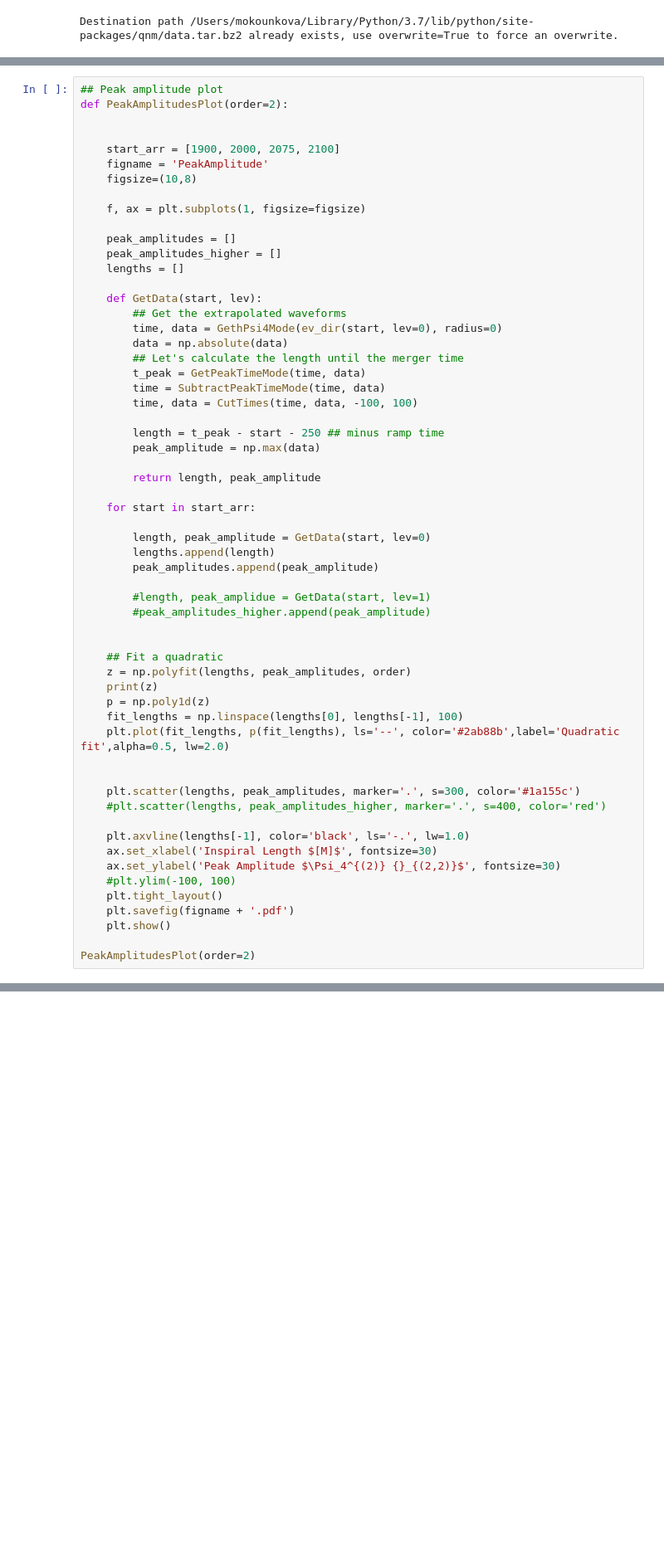
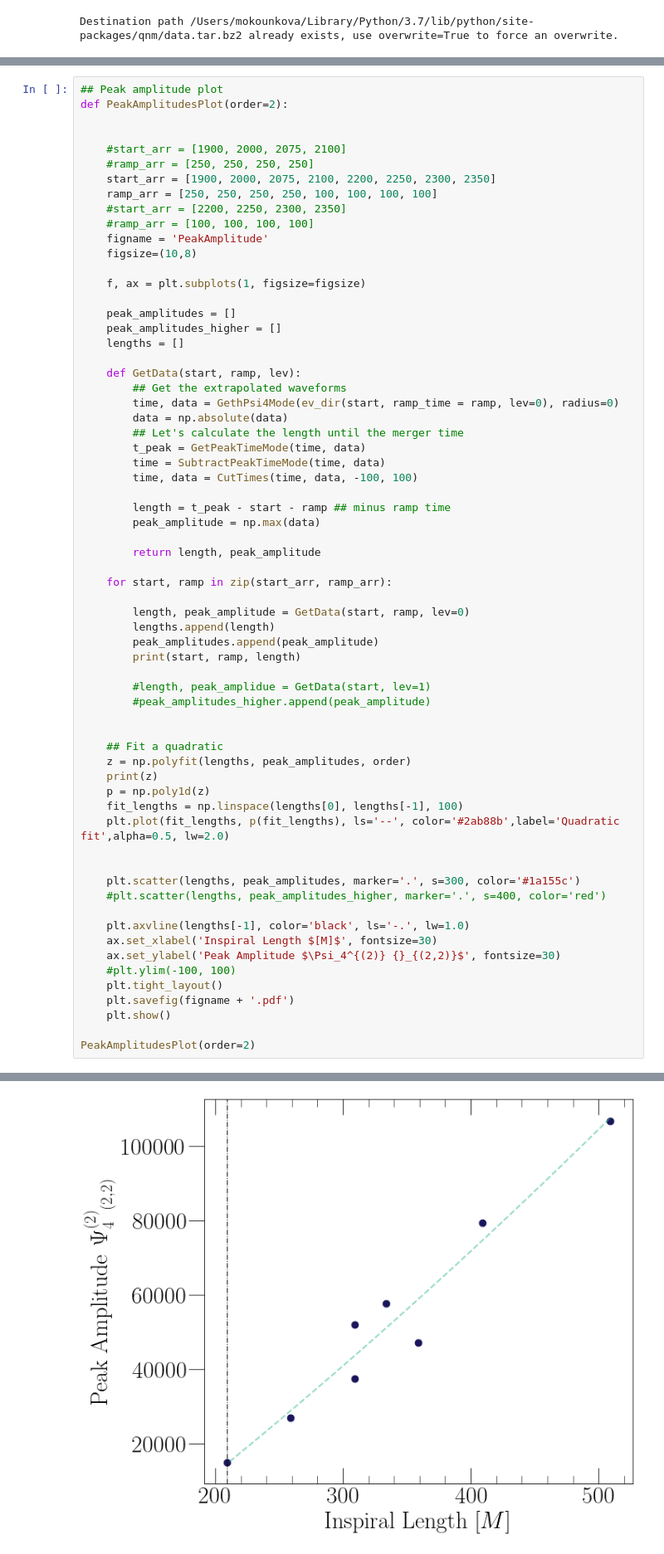
Before and after one commit to mariaokounkova/EDGB, a Jupyter notebook: GW150914/EDGB_GW.ipynb, the cells around one changed output, grey strips where cells are left out. Shown at 83% size. Saved outputs shown, nothing was run; the diff lists cells and outputs as text; blank space fills up the shorter version.

```diff
--- a/GW150914/EDGB_GW.ipynb
+++ b/GW150914/EDGB_GW.ipynb
@@ -429,7 +445,12 @@ LIGOBucketPlot()
 def PeakAmplitudesPlot(order=2):
 
 
-    start_arr = [1900, 2000, 2075, 2100]
+    #start_arr = [1900, 2000, 2075, 2100]
+    #ramp_arr = [250, 250, 250, 250]
+    start_arr = [1900, 2000, 2075, 2100, 2200, 2250, 2300, 2350]
+    ramp_arr = [250, 250, 250, 250, 100, 100, 100, 100]
+    #start_arr = [2200, 2250, 2300, 2350]
+    #ramp_arr = [100, 100, 100, 100]
     figname = 'PeakAmplitude'
     figsize=(10,8)
 
@@ -439,25 +460,26 @@ def PeakAmplitudesPlot(order=2):
     peak_amplitudes_higher = []
     lengths = []
 
-    def GetData(start, lev):
+    def GetData(start, ramp, lev):
         ## Get the extrapolated waveforms
-        time, data = GethPsi4Mode(ev_dir(start, lev=0), radius=0)
+        time, data = GethPsi4Mode(ev_dir(start, ramp_time = ramp, lev=0), radius=0)
         data = np.absolute(data)
         ## Let's calculate the length until the merger time
         t_peak = GetPeakTimeMode(time, data)
         time = SubtractPeakTimeMode(time, data)
         time, data = CutTimes(time, data, -100, 100)
 
-        length = t_peak - start - 250 ## minus ramp time
+        length = t_peak - start - ramp ## minus ramp time
         peak_amplitude = np.max(data)
 
         return length, peak_amplitude
 
-    for start in start_arr:
+    for start, ramp in zip(start_arr, ramp_arr):
 
-        length, peak_amplitude = GetData(start, lev=0)
+        length, peak_amplitude = GetData(start, ramp, lev=0)
         lengths.append(length)
         peak_amplitudes.append(peak_amplitude)
+        print(start, ramp, length)
 
         #length, peak_amplidue = GetData(start, lev=1)
         #peak_amplitudes_higher.append(peak_amplitude)
@@ -483,3 +505,4 @@ def PeakAmplitudesPlot(order=2):
     plt.show()
 
 PeakAmplitudesPlot(order=2)
+# %% [output]
@@ -486,3 +518,4 @@ PeakAmplitudesPlot(order=2)
+[figure, added]
 # %%
 ## GR and EDGB together
 
```
Also changed, not shown: parts of 3 cells of this notebook.
